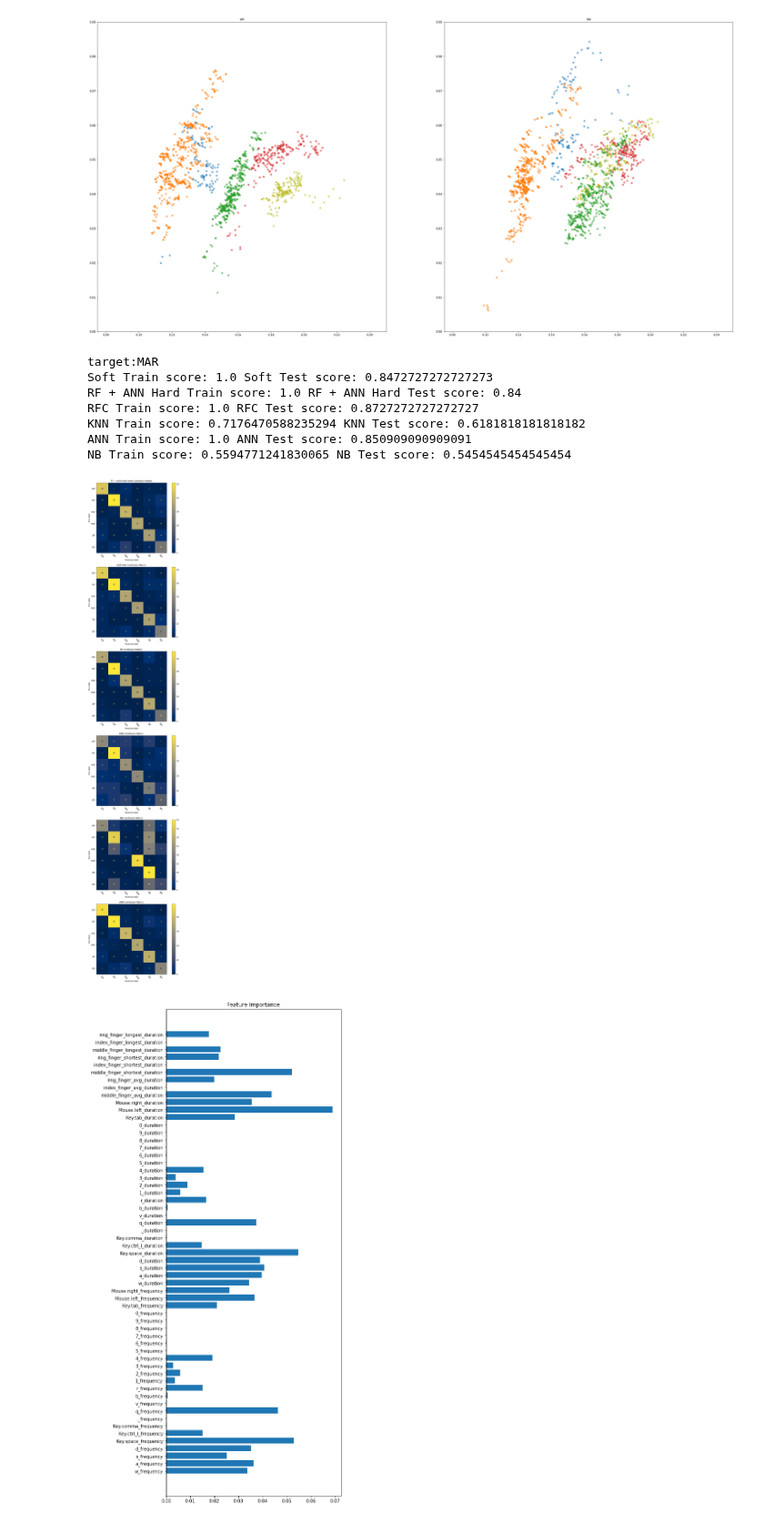
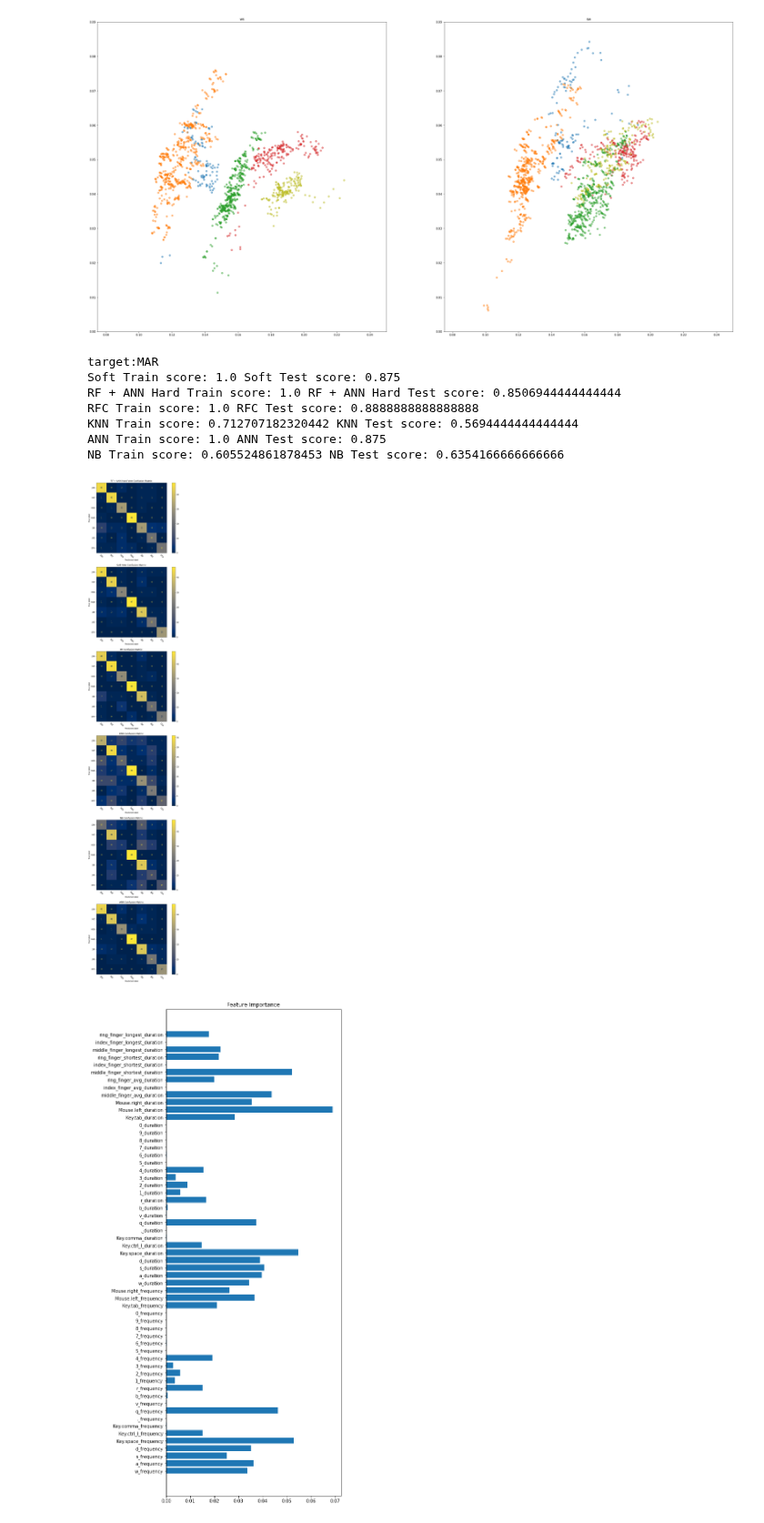
Before and after one commit to HengjunLuo/capstone-landis, a Jupyter notebook: notebooks/flightTime.ipynb, the cells around one changed output. Shown at 91% size. Cells and saved outputs as stored; diff of their text form; code cells hidden in the pictures.

Commit message:
More testings on oversampling and undersampling

```diff
--- a/notebooks/flightTime.ipynb
+++ b/notebooks/flightTime.ipynb
@@ -116,13 +116,15 @@ from sklearn.neighbors import KNeighborsClassifier
 from sklearn.ensemble import VotingClassifier
 from sklearn.model_selection import train_test_split
 from imblearn.under_sampling import RandomUnderSampler
+from imblearn.over_sampling import RandomOverSampler
 
 
 # Set to false to test non-binary classification
 test_binary = False
 
 # Set to false for regular sampling
-undersampling = True
+undersampling = False
+oversampling = True
 
 # List of parsed logfiles
 keyboard = []
@@ -132,9 +134,9 @@ mouse = []
 with open("../.routing", 'r', encoding='utf-8') as f:
     log_paths = f.read().splitlines()   # Read lines without '\n's
     for path in log_paths:
-        if 'key.log' in path:
+        if 'key' in path:
             keyboard.append(parse_keyboard_log('../' + path))
-        elif 'mouse.log' in path:
+        elif 'mouse' in path:
             mouse.append(parse_mouse_log('../' + path))
 
 seg_length = 60
@@ -170,7 +172,11 @@ if undersampling:
     undersample = RandomUnderSampler(sampling_strategy='majority')
     # fit and apply the transform
     X_train, Y_train = undersample.fit_resample(X_train, Y_train)
-
+if oversampling:
+    # define undersample strategy
+    oversample = RandomOverSampler(sampling_strategy='minority')
+    # fit and apply the transform
+    X_train, Y_train = oversample.fit_resample(X_train, Y_train)
 # ensemble of models
 estimator = []
 estimator.append(('RF', RandomForestClassifier(
@@ -242,40 +248,40 @@ if test_binary:
 
 else:
 
     fig, ax = plt.subplots(6, figsize=(10,50))
 
     ax[0].set_title("RF + ANN Hard Vote Confusion Matrix:")
     y_rf_predict = vot_hard.predict(X_test)
     ConfusionMatrixDisplay.from_predictions(Y_test, y_rf_predict, cmap='cividis', xticks_rotation=-45.0, labels=labels, ax=ax[0])
 
     ax[1].set_title("Soft Vote Confusion Matrix:")
     y_rf_predict = vot_soft.predict(X_test)
     ConfusionMatrixDisplay.from_predictions(Y_test, y_rf_predict, cmap='cividis', xticks_rotation=-45.0, labels=labels, ax=ax[1])
 
     ax[2].set_title("RF Confusion Matrix:")
     y_rf_predict = rfc.predict(X_test)
     ConfusionMatrixDisplay.from_predictions(Y_test, y_rf_predict, cmap='cividis', xticks_rotation=-45.0, labels=labels, ax=ax[2])
 
     ax[3].set_title("KNN Confusion Matrix:")
     y_rf_predict = knn.predict(X_test)
     ConfusionMatrixDisplay.from_predictions(Y_test, y_rf_predict, cmap='cividis', xticks_rotation=-45.0, labels=labels, ax=ax[3])
 
     ax[4].set_title("NB Confusion Matrix:")
     y_rf_predict = nb.predict(X_test)
     ConfusionMatrixDisplay.from_predictions(Y_test, y_rf_predict, cmap='cividis', xticks_rotation=-45.0, labels=labels, ax=ax[4])
 
     ax[5].set_title("ANN Confusion Matrix:")
     y_rf_predict = ann.predict(X_test)
     ConfusionMatrixDisplay.from_predictions(Y_test, y_rf_predict, cmap='cividis', xticks_rotation=-45.0, labels=labels, ax=ax[5])
 # %% [output]
 target:MAR
-Soft Train score: 1.0 Soft Test score: 0.8472727272727273
-RF + ANN Hard Train score: 1.0 RF + ANN Hard Test score: 0.84
-RFC Train score: 1.0 RFC Test score: 0.8727272727272727
-KNN Train score: 0.7176470588235294 KNN Test score: 0.6181818181818182
-ANN Train score: 1.0 ANN Test score: 0.850909090909091
-NB Train score: 0.5594771241830065 NB Test score: 0.5454545454545454
+Soft Train score: 1.0 Soft Test score: 0.875
+RF + ANN Hard Train score: 1.0 RF + ANN Hard Test score: 0.8506944444444444
+RFC Train score: 1.0 RFC Test score: 0.8888888888888888
+KNN Train score: 0.712707182320442 KNN Test score: 0.5694444444444444
+ANN Train score: 1.0 ANN Test score: 0.875
+NB Train score: 0.605524861878453 NB Test score: 0.6354166666666666
-[figure, old version]
+[figure, new version]
 # %%
 import numpy as np
 import matplotlib.pyplot as plt
```
Also changed, not shown: parts of 1 cell of this notebook.
